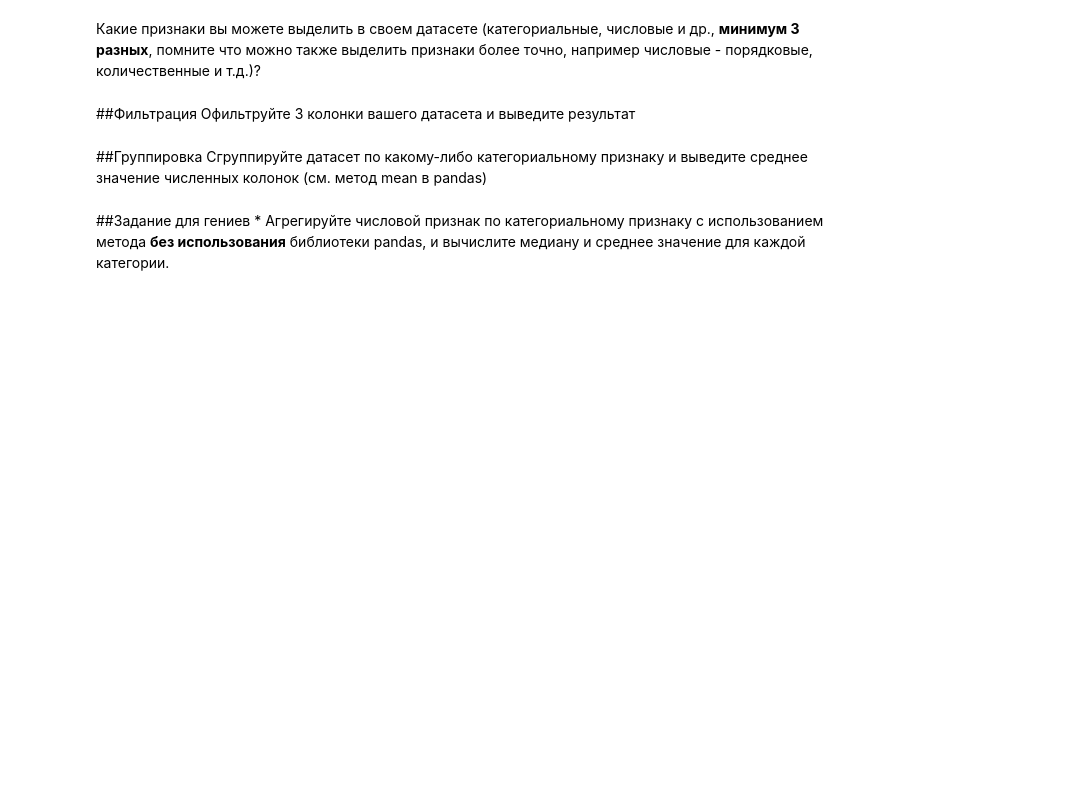
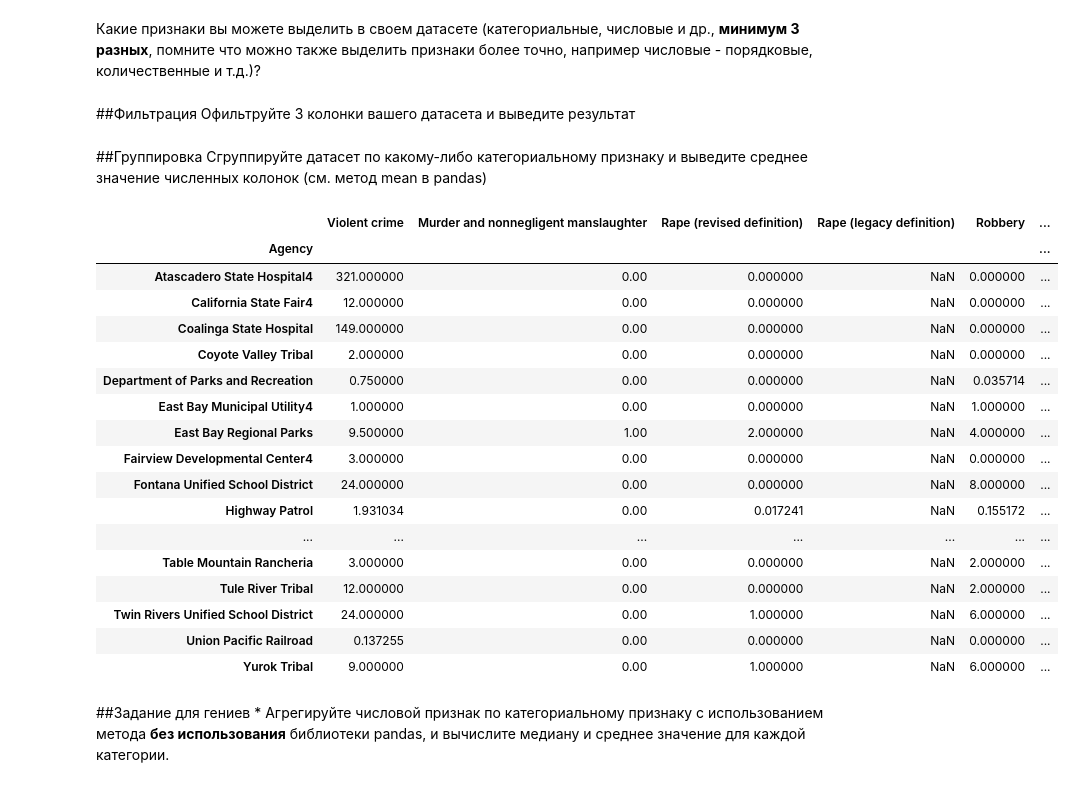
Before and after one commit to Artorius81/labs_ml_basov, a Jupyter notebook: labs/Задание_1_Басов.ipynb, the cells around one changed output. Cells and saved outputs as stored; diff of their text form; code cells hidden in the pictures; blank space fills up the shorter version.

```diff
--- a/labs/Задание_1_Басов.ipynb
+++ b/labs/Задание_1_Басов.ipynb
@@ -82,6 +157,26 @@ df
 Сгруппируйте датасет по какому-либо категориальному признаку и выведите среднее значение численных колонок (см. метод mean в pandas)
 # %%
 #Группировка
+df.groupby(["Agency"]).mean()
+# %% [output]
+|  | Violent crime | Murder and nonnegligent manslaughter | Rape (revised definition) | Rape (legacy definition) | Robbery | ... |
+| Agency |  |  |  |  |  | ... |
+| Atascadero State Hospital4 | 321.000000 | 0.00 | 0.000000 | NaN | 0.000000 | ... |
+| California State Fair4 | 12.000000 | 0.00 | 0.000000 | NaN | 0.000000 | ... |
+| Coalinga State Hospital | 149.000000 | 0.00 | 0.000000 | NaN | 0.000000 | ... |
+| Coyote Valley Tribal | 2.000000 | 0.00 | 0.000000 | NaN | 0.000000 | ... |
+| Department of Parks and Recreation | 0.750000 | 0.00 | 0.000000 | NaN | 0.035714 | ... |
+| East Bay Municipal Utility4 | 1.000000 | 0.00 | 0.000000 | NaN | 1.000000 | ... |
+| East Bay Regional Parks | 9.500000 | 1.00 | 2.000000 | NaN | 4.000000 | ... |
+| Fairview Developmental Center4 | 3.000000 | 0.00 | 0.000000 | NaN | 0.000000 | ... |
+| Fontana Unified School District | 24.000000 | 0.00 | 0.000000 | NaN | 8.000000 | ... |
+| Highway Patrol | 1.931034 | 0.00 | 0.017241 | NaN | 0.155172 | ... |
+| ... | ... | ... | ... | ... | ... | ... |
+| Table Mountain Rancheria | 3.000000 | 0.00 | 0.000000 | NaN | 2.000000 | ... |
+| Tule River Tribal | 12.000000 | 0.00 | 0.000000 | NaN | 2.000000 | ... |
+| Twin Rivers Unified School District | 24.000000 | 0.00 | 1.000000 | NaN | 6.000000 | ... |
+| Union Pacific Railroad | 0.137255 | 0.00 | 0.000000 | NaN | 0.000000 | ... |
+| Yurok Tribal | 9.000000 | 0.00 | 1.000000 | NaN | 6.000000 | ... |
 # %% [markdown]
 ##Задание для гениев *
 Агрегируйте числовой признак по категориальному признаку с использованием метода **без использования** библиотеки pandas, и вычислите медиану и среднее значение для каждой категории.
```
Also changed, not shown: parts of 12 cells of this notebook.
